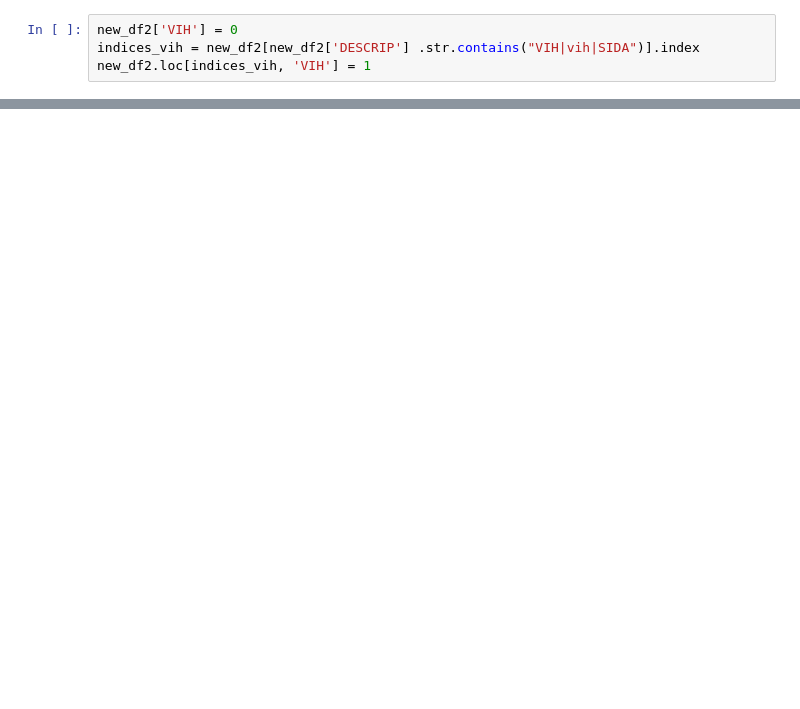
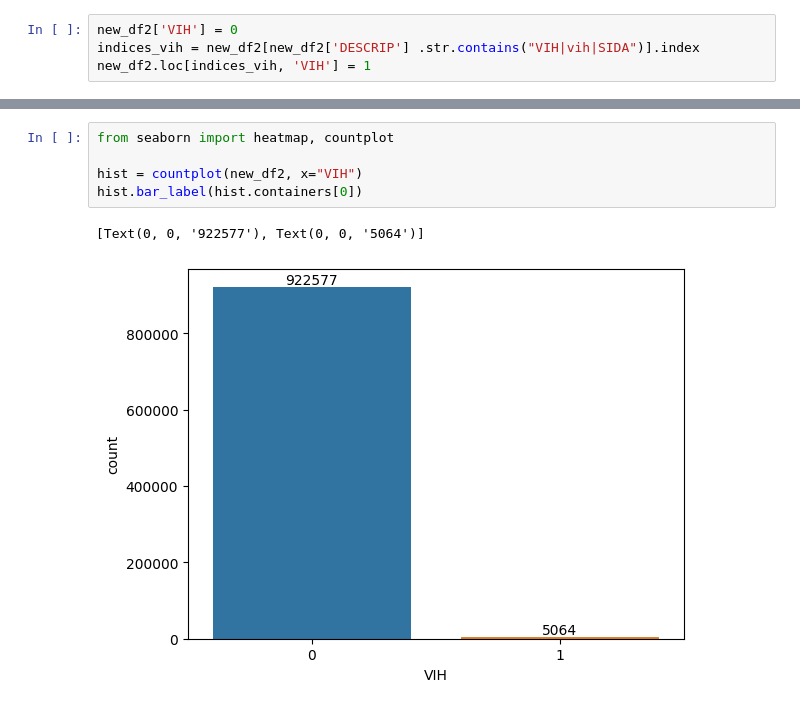
Before and after one commit to cayomol01/Proyecto1MD, a Jupyter notebook: AlgoritmoRegresionLogistica.ipynb, the cells around one changed output, grey strips where cells are left out. Cells and saved outputs as stored; diff of their text form; blank space fills up the shorter version.

```diff
--- a/AlgoritmoRegresionLogistica.ipynb
+++ b/AlgoritmoRegresionLogistica.ipynb
@@ -43,0 +58,8 @@ new_df2.loc[new_df2["DESCRIP"].str.contains("VIH|vih|SIDA")]
+# %%
+from seaborn import heatmap, countplot
+
+hist = countplot(new_df2, x="VIH")
+hist.bar_label(hist.containers[0])
+# %% [output]
+[Text(0, 0, '922577'), Text(0, 0, '5064')]
+[figure, added]
```
Also changed, not shown: parts of 16 cells of this notebook.
